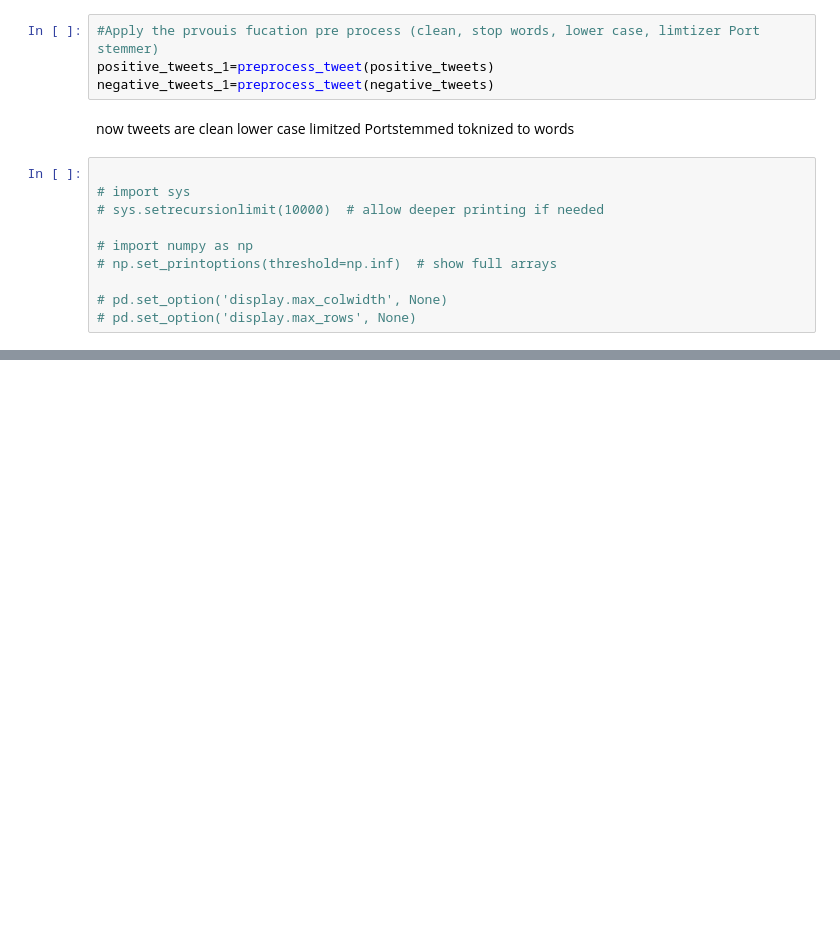
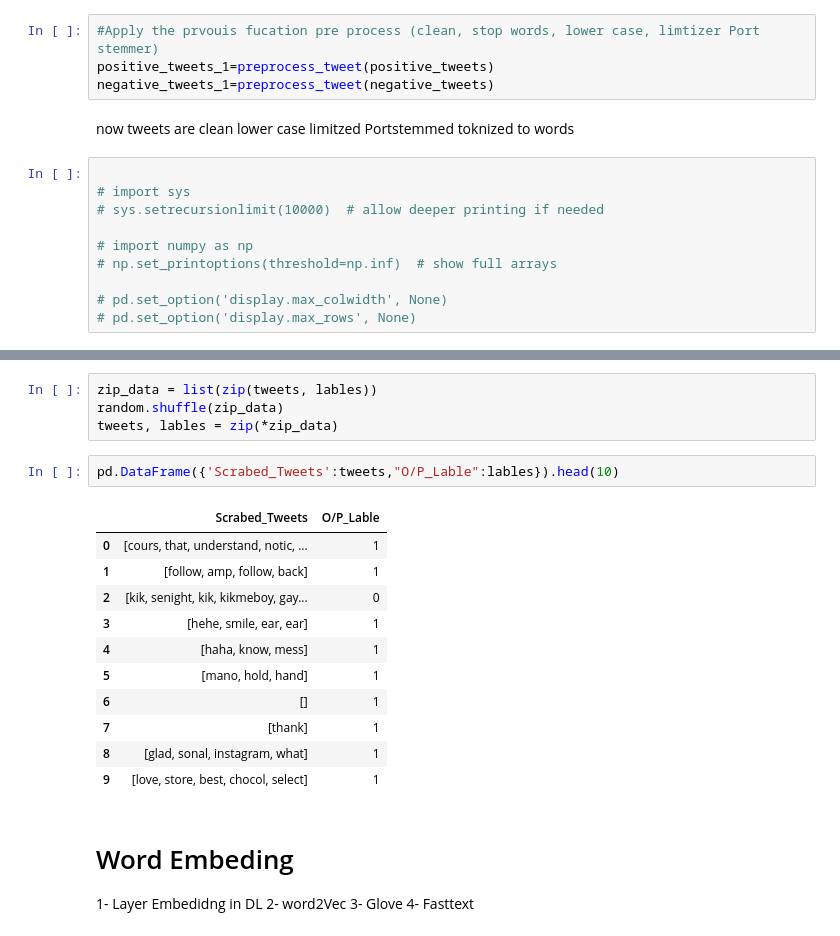
Before and after one commit to desouki76/Ahmed, a Jupyter notebook: TwitterFeedback_+ve_ve_NLP.ipynb, the cells around one changed output, grey strips where cells are left out. Drawn from its saved outputs; the diff is of its cells as text; blank space fills up the shorter version.

```diff
--- a/TwitterFeedback_+ve_ve_NLP.ipynb
+++ b/TwitterFeedback_+ve_ve_NLP.ipynb
@@ -192,0 +300,24 @@ memory usage: 172.0+ bytes
+# %%
+zip_data = list(zip(tweets, lables))
+random.shuffle(zip_data)
+tweets, lables = zip(*zip_data)
+# %%
+pd.DataFrame({'Scrabed_Tweets':tweets,"O/P_Lable":lables}).head(10)
+# %% [output]
+|  | Scrabed_Tweets | O/P_Lable |
+| 0 | [cours, that, understand, notic, ... | 1 |
+| 1 | [follow, amp, follow, back] | 1 |
+| 2 | [kik, senight, kik, kikmeboy, gay... | 0 |
+| 3 | [hehe, smile, ear, ear] | 1 |
+| 4 | [haha, know, mess] | 1 |
+| 5 | [mano, hold, hand] | 1 |
+| 6 | [] | 1 |
+| 7 | [thank] | 1 |
+| 8 | [glad, sonal, instagram, what] | 1 |
+| 9 | [love, store, best, chocol, select] | 1 |
+# %% [markdown]
+# Word Embeding
+1- Layer Embedidng in DL
+2- word2Vec
+3- Glove
+4- Fasttext
```
Also changed, not shown: parts of 23 cells of this notebook.
